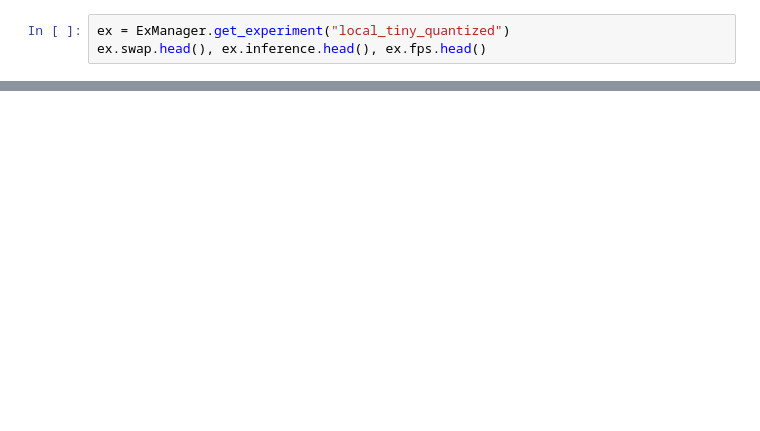
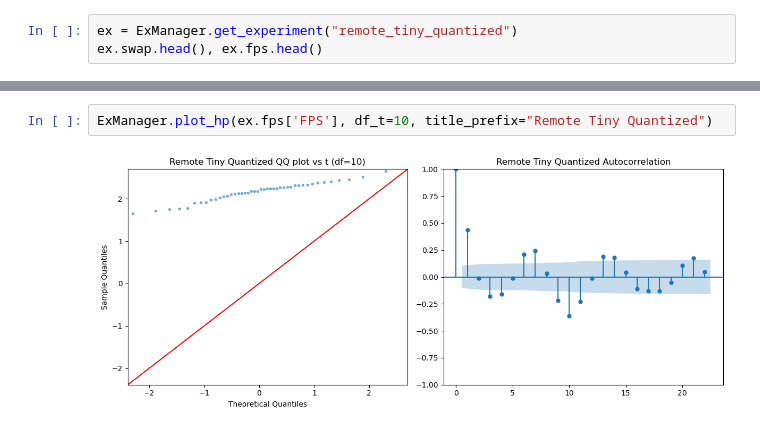
Before and after one commit to Dimerin/AutoDoctor, a Jupyter notebook: Prototype/analysis/analysis.ipynb, the cells around one changed output, grey strips where cells are left out. Cells and saved outputs as stored; diff of their text form; blank space fills up the shorter version.

```diff
--- a/Prototype/analysis/analysis.ipynb
+++ b/Prototype/analysis/analysis.ipynb
@@ -130,4 +309,4 @@ Loading experiment: local_base_quantized
 # %%
-ex = ExManager.get_experiment("local_tiny_quantized")
-ex.swap.head(), ex.inference.head(), ex.fps.head()
+ex = ExManager.get_experiment("remote_tiny_quantized")
+ex.swap.head(), ex.fps.head()
 # %% [output]
@@ -163,0 +350,4 @@ ExManager.plot_inference_time()
+# %%
+ExManager.plot_hp(ex.fps['FPS'], df_t=10, title_prefix="Remote Tiny Quantized")
+# %% [output]
+[figure, added]
```
Also changed, not shown: parts of 9 cells of this notebook.
